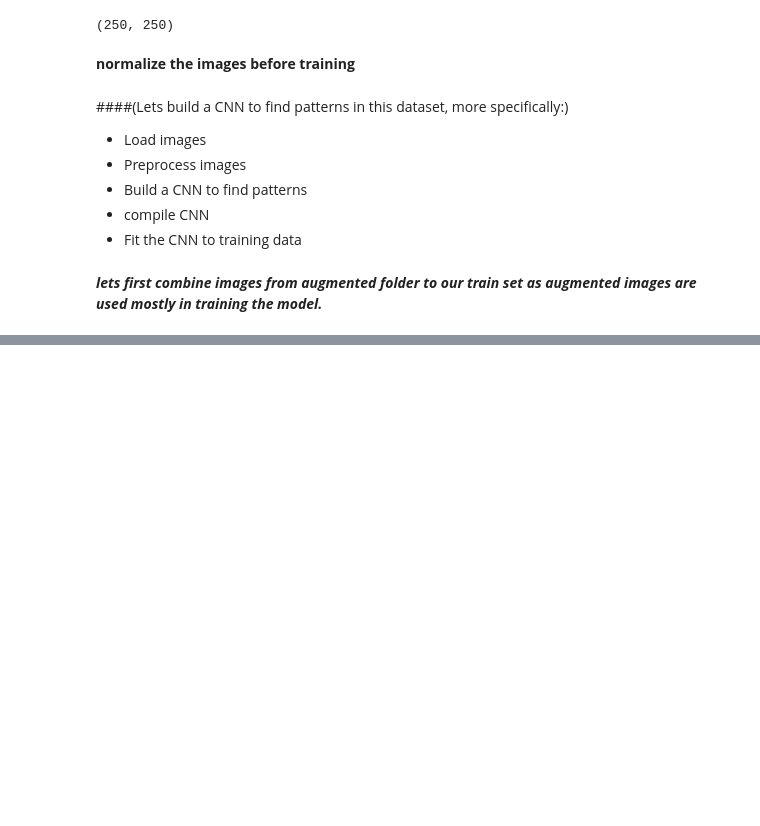
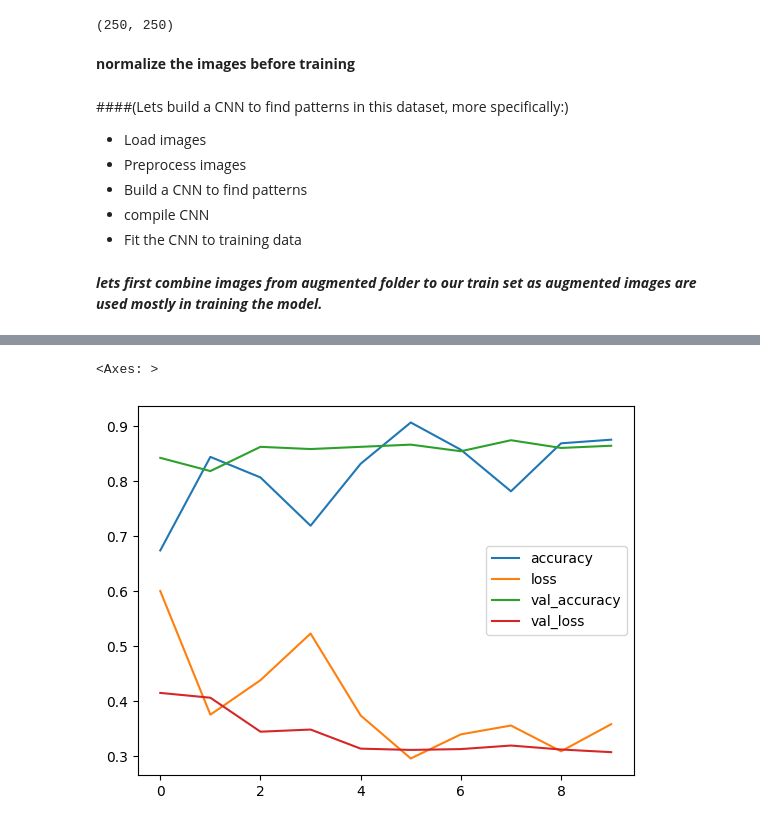
Before and after one commit to divyalaldinani/Deep-Learning-in-TensorFlow, a Jupyter notebook: 03_CNNs_in_tensorflow.ipynb, the cells around one changed output, grey strips where cells are left out. Drawn from its saved outputs; the diff is of its cells as text; code cells hidden in the pictures; blank space fills up the shorter version.

```diff
--- a/03_CNNs_in_tensorflow.ipynb
+++ b/03_CNNs_in_tensorflow.ipynb
@@ -441,0 +456,24 @@ pd.DataFrame(history_1.history).plot()
+# %%
+tf.random.set_seed(42)
+from tensorflow.keras.optimizers import Adam
+from tensorflow.keras.layers import Dense, Flatten, Conv2D, MaxPool2D, Activation
+from tensorflow.keras import Sequential
+
+model_2 = tf.keras.Sequential([
+    Conv2D(20, 3, activation ='relu', input_shape=(224, 224, 3)),
+    Conv2D(20, 3, activation = 'relu'),
+    MaxPool2D(pool_size=(2, 2)),
+    Conv2D(20, 3, activation ='relu'),
+    Conv2D(20, 3, activation = 'relu'),
+    MaxPool2D(pool_size=(2, 2)),
+    Flatten(),
+    Dense(20, activation = 'relu'),
+    Dense(1, activation = 'sigmoid')
+])
+
+model_2.compile(loss='binary_crossentropy',
+                optimizer = Adam(),
+                metrics=['accuracy'])
+
+
+history_2 = model_2.fit(train_data, epochs = 10, steps_per_epoch=62, validation_data=validation_data, validation_steps = 32)
@@ -441,0 +502,5 @@ pd.DataFrame(history_1.history).plot()
+# %%
+pd.DataFrame(history_2.history).plot()
+# %% [output]
+<Axes: >
+[figure, added]
```
Also changed, not shown: parts of 30 cells of this notebook.
